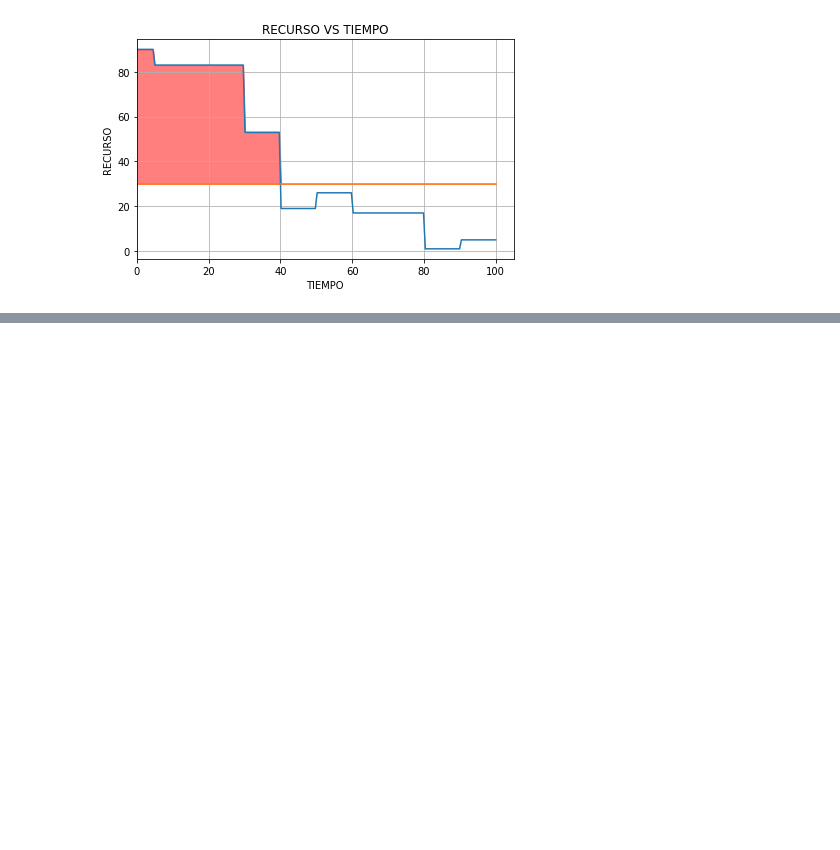
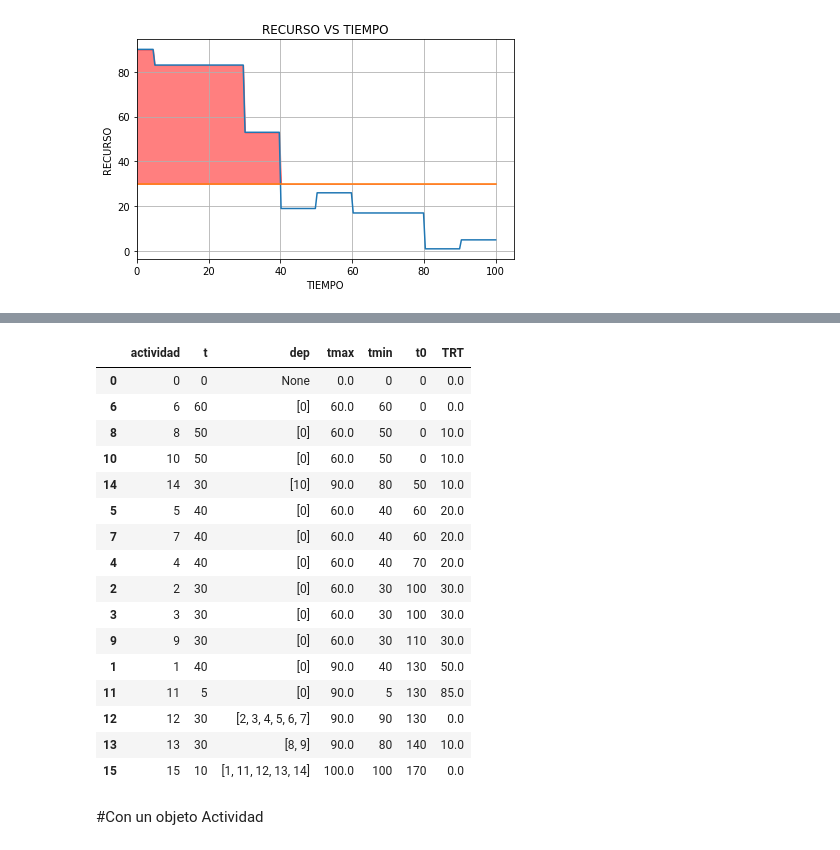
Before and after one commit to Michael-Jimenez-C/Investigaci-n-de-operaciones, a Jupyter notebook: pert.ipynb, the cells around one changed output, grey strips where cells are left out. Drawn from its saved outputs; the diff is of its cells as text; code cells hidden in the pictures; blank space fills up the shorter version.

```diff
--- a/pert.ipynb
+++ b/pert.ipynb
@@ -234,0 +246,25 @@ s.gray_kidd(df["recurso"],30)
+# %%
+k=s.to_DataFrame()
+# %%
+k=k.sort_values(by="t0")
+k
+# %% [output]
+|  | actividad | t | dep | tmax | tmin | t0 | TRT |
+| 0 | 0 | 0 | None | 0.0 | 0 | 0 | 0.0 |
+| 6 | 6 | 60 | [0] | 60.0 | 60 | 0 | 0.0 |
+| 8 | 8 | 50 | [0] | 60.0 | 50 | 0 | 10.0 |
+| 10 | 10 | 50 | [0] | 60.0 | 50 | 0 | 10.0 |
+| 14 | 14 | 30 | [10] | 90.0 | 80 | 50 | 10.0 |
+| 5 | 5 | 40 | [0] | 60.0 | 40 | 60 | 20.0 |
+| 7 | 7 | 40 | [0] | 60.0 | 40 | 60 | 20.0 |
+| 4 | 4 | 40 | [0] | 60.0 | 40 | 70 | 20.0 |
+| 2 | 2 | 30 | [0] | 60.0 | 30 | 100 | 30.0 |
+| 3 | 3 | 30 | [0] | 60.0 | 30 | 100 | 30.0 |
+| 9 | 9 | 30 | [0] | 60.0 | 30 | 110 | 30.0 |
+| 1 | 1 | 40 | [0] | 90.0 | 40 | 130 | 50.0 |
+| 11 | 11 | 5 | [0] | 90.0 | 5 | 130 | 85.0 |
+| 12 | 12 | 30 | [2, 3, 4, 5, 6, 7] | 90.0 | 90 | 130 | 0.0 |
+| 13 | 13 | 30 | [8, 9] | 90.0 | 80 | 140 | 10.0 |
+| 15 | 15 | 10 | [1, 11, 12, 13, 14] | 100.0 | 100 | 170 | 0.0 |
+# %% [markdown]
+#Con un objeto Actividad
```
Also changed, not shown: parts of 6 cells of this notebook.
